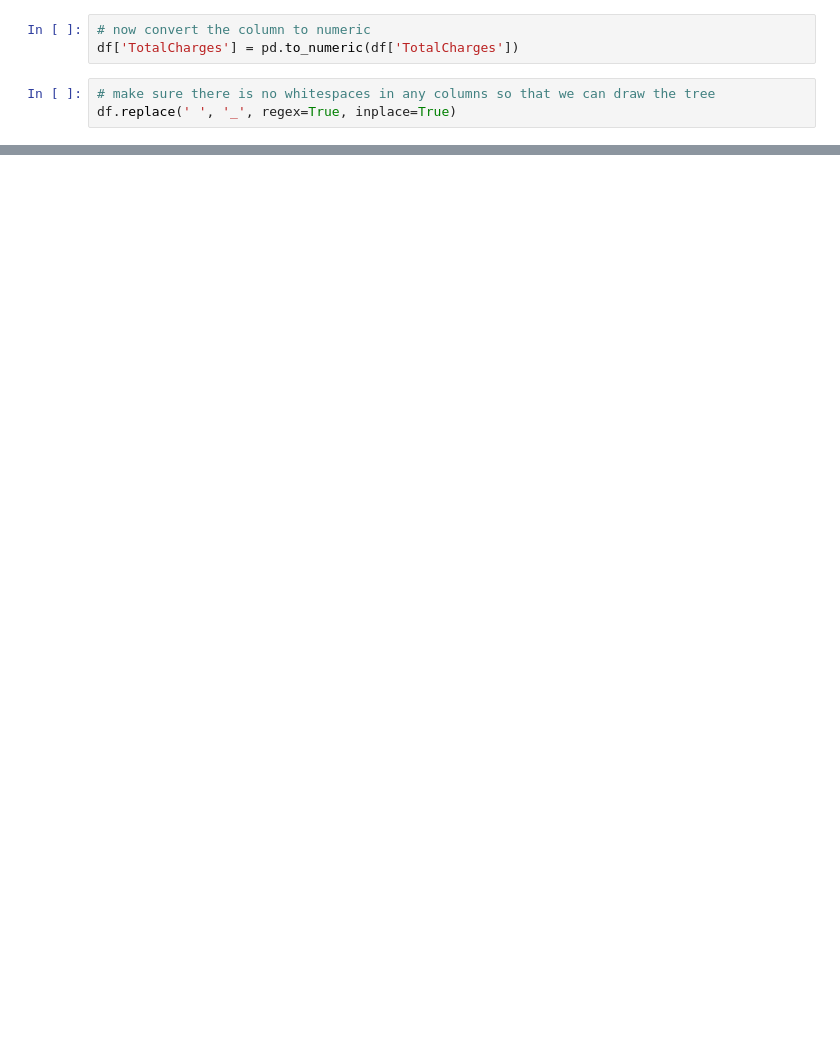
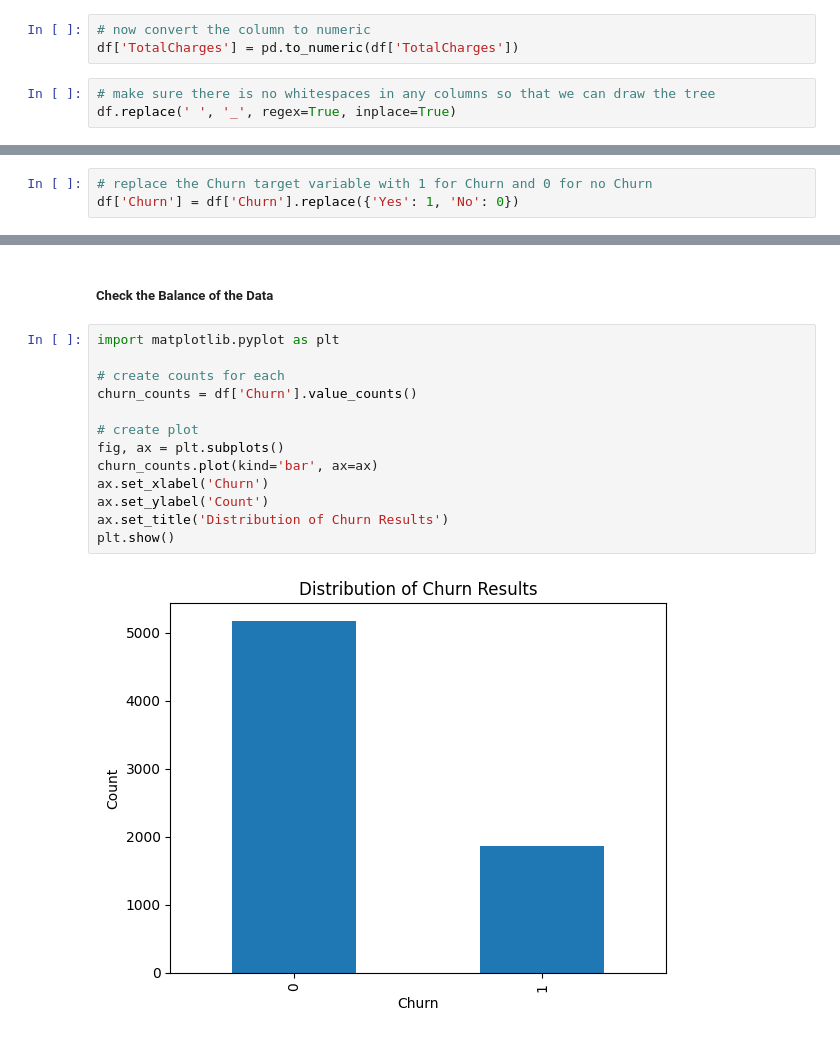
Before and after one commit to ryslipe/xgboost_practice, a Jupyter notebook: notebook/01_load_and_validate_raw_data.ipynb, the cells around one changed output, grey strips where cells are left out. Cells and saved outputs as stored; diff of their text form; blank space fills up the shorter version.

```diff
--- a/notebook/01_load_and_validate_raw_data.ipynb
+++ b/notebook/01_load_and_validate_raw_data.ipynb
@@ -143,0 +140,3 @@ df.replace(' ', '_', regex=True, inplace=True)
+# %%
+# replace the Churn target variable with 1 for Churn and 0 for no Churn
+df['Churn'] = df['Churn'].replace({'Yes': 1, 'No': 0})
@@ -143,0 +166,17 @@ df.replace(' ', '_', regex=True, inplace=True)
+# %% [markdown]
+##### Check the Balance of the Data
+# %%
+import matplotlib.pyplot as plt
+
+# create counts for each
+churn_counts = df['Churn'].value_counts()
+
+# create plot
+fig, ax = plt.subplots()
+churn_counts.plot(kind='bar', ax=ax)
+ax.set_xlabel('Churn')
+ax.set_ylabel('Count')
+ax.set_title('Distribution of Churn Results')
+plt.show()
+# %% [output]
+[figure, added]
```
Also changed, not shown: parts of 10 cells of this notebook.
